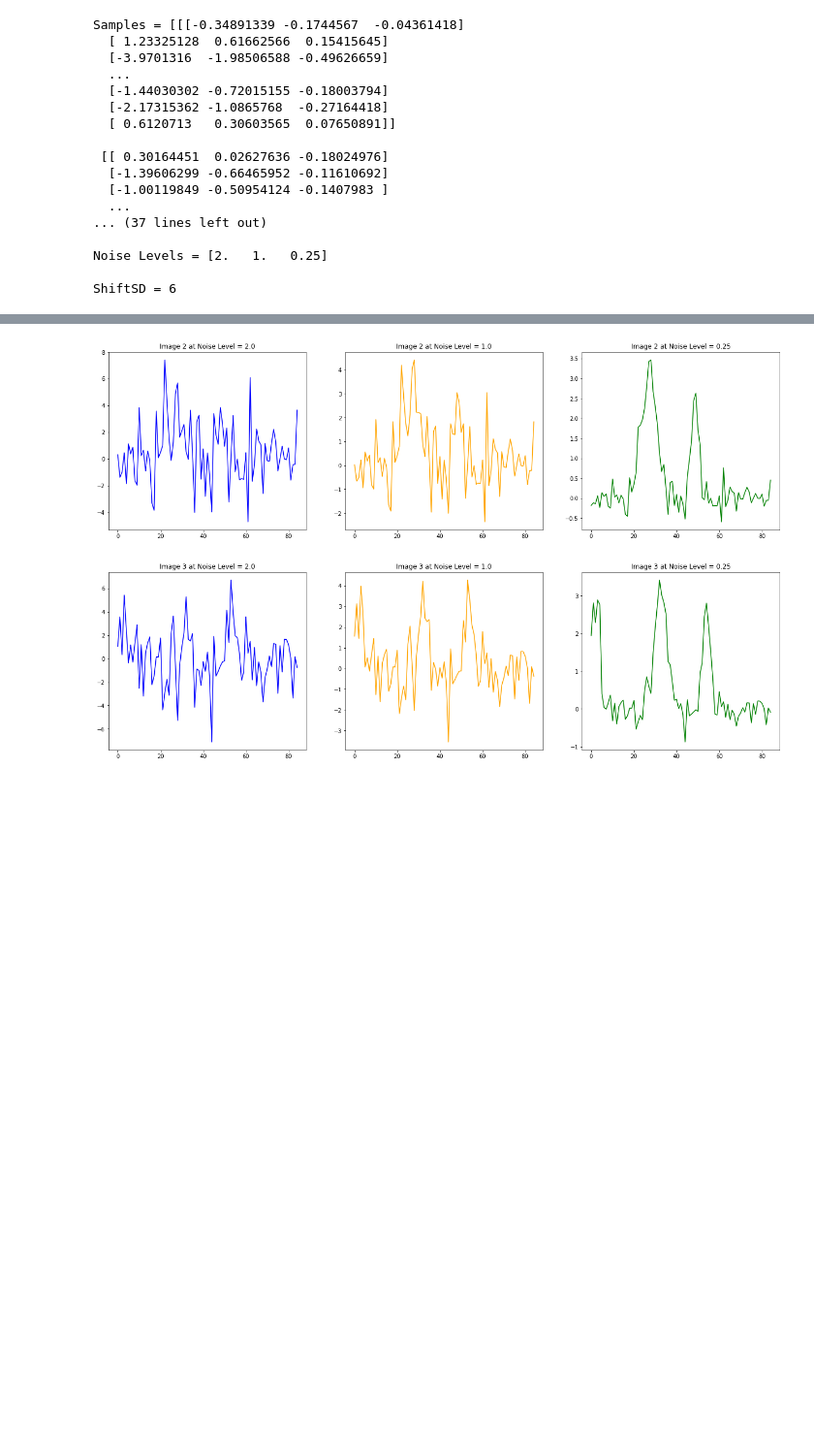
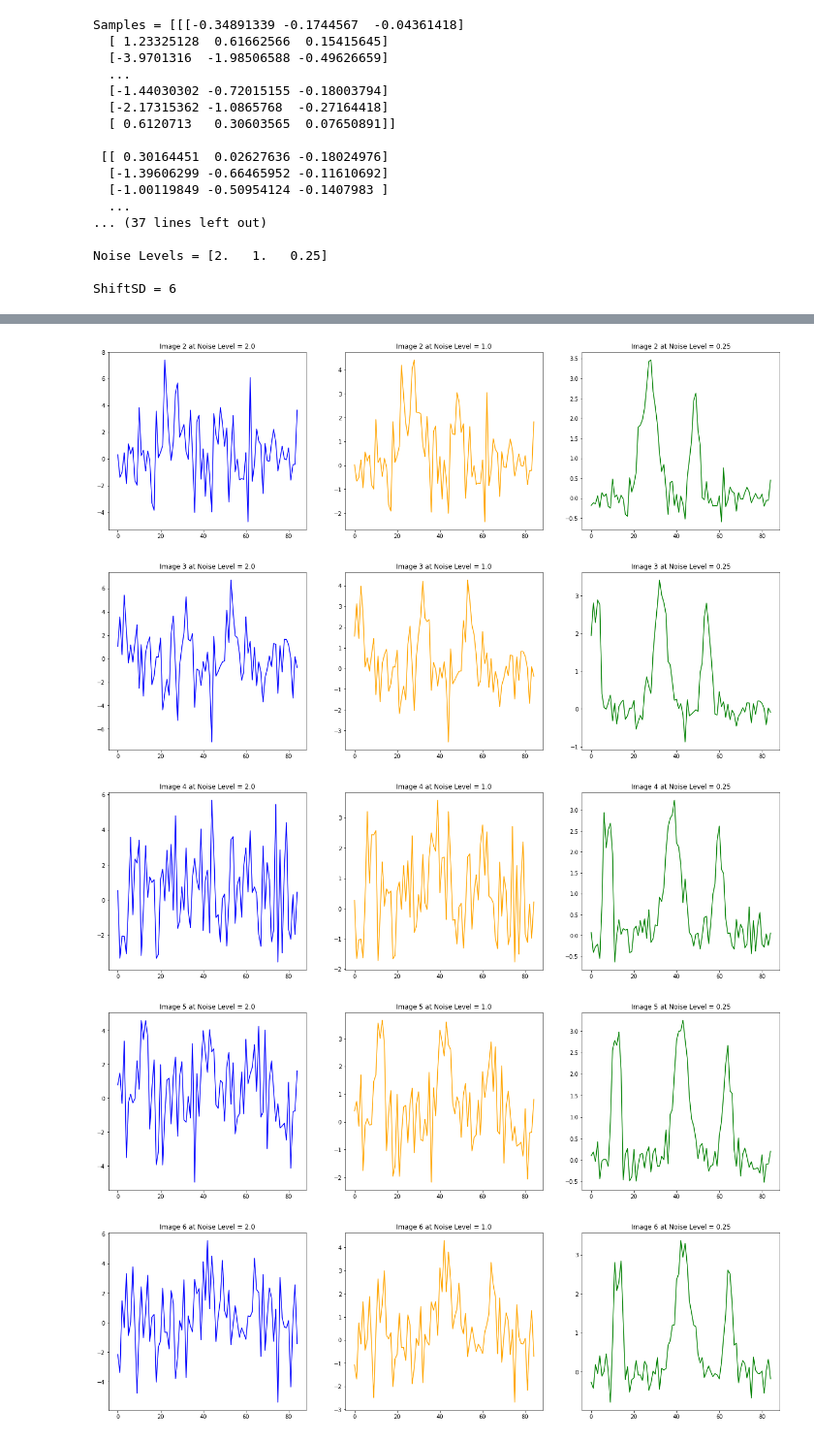
Before and after one commit to NicoBaldovino22/biophysics, a Jupyter notebook: Chapter 8 -- Cryo-EM/Chapter 8 - Problem Set.ipynb, the cells around one changed output, grey strips where cells are left out. Shown at 97% size. Saved outputs shown, nothing was run; the diff lists cells and outputs as text; code cells hidden in the pictures; blank space fills up the shorter version.

```diff
--- a/Chapter 8 -- Cryo-EM/Chapter 8 - Problem Set.ipynb
+++ b/Chapter 8 -- Cryo-EM/Chapter 8 - Problem Set.ipynb
@@ -111,20 +111,23 @@ n_ave = ssample_i.cumsum()/n
 # %%
 # After recieving help from Dr. Kinder
 # Displaying the 3 images at each respective noise level that exist in the variable array 'samples'
-
-for x in range(3):
+n = 10
+for x in range(n):
     plt.figure('Image {}'.format(x+1), figsize=(22,6))
     for i in range(1):
         plt.subplot(1,3,1)
         plt.plot(samples[x,:,0], color='blue')
         plt.title('Image {} at Noise Level = {}'.format(x+1,noise[0]))
         plt.subplot(1,3,2)
         plt.plot(samples[x,:,1], color='orange')
         plt.title('Image {} at Noise Level = {}'.format(x+1,noise[1]))
         plt.subplot(1,3,3)
         plt.plot(samples[x,:,2], color='green')
         plt.title('Image {} at Noise Level = {}'.format(x+1,noise[2]))
 # %% [output]
 [figure]
 [figure]
 [figure]
+[figure, added]
+[figure, added]
+[figure, added]
```
Also changed, not shown: parts of 5 cells of this notebook.
